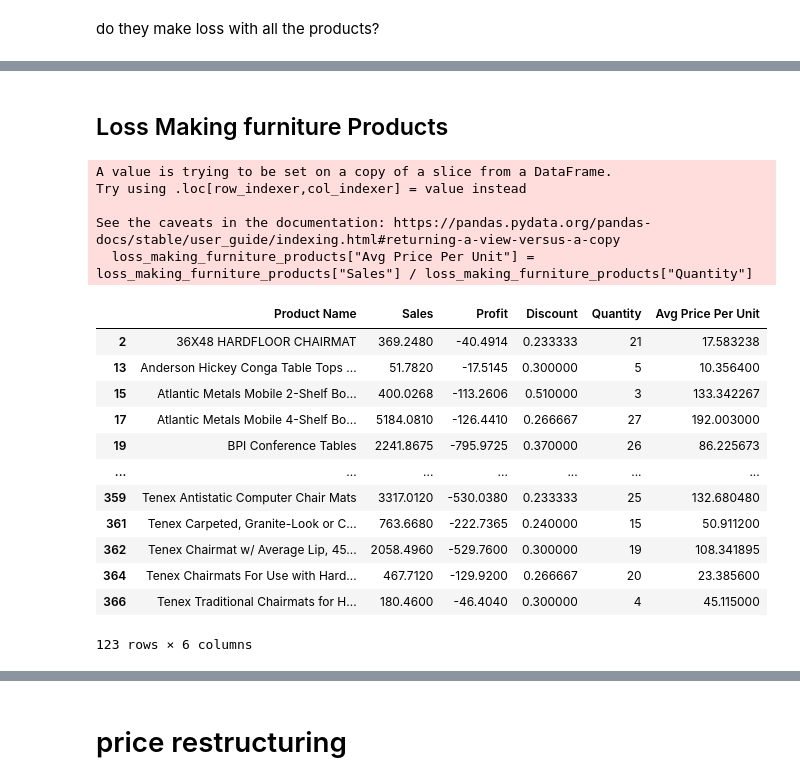
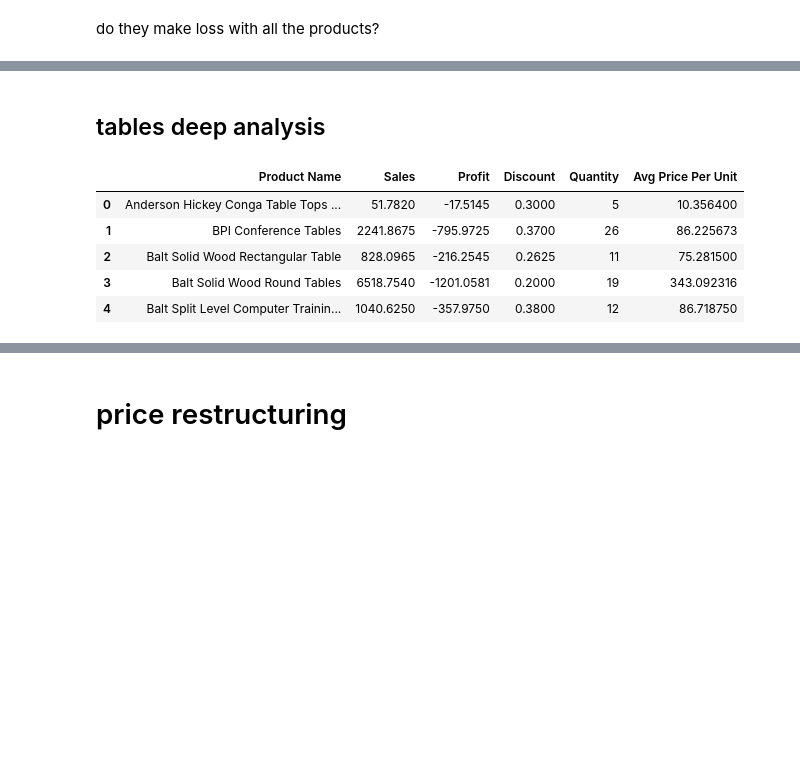
Before and after one commit to pabs-llama/projects, a Jupyter notebook: project_5_ecommerce/ecommerce.ipynb, the cells around one changed output, grey strips where cells are left out. Drawn from its saved outputs; the diff is of its cells as text; code cells hidden in the pictures; blank space fills up the shorter version.

```diff
--- a/project_5_ecommerce/ecommerce.ipynb
+++ b/project_5_ecommerce/ecommerce.ipynb
@@ -1515,36 +2391,23 @@ furniture_subcategory_profit
-# %% [markdown]
-## Loss Making furniture Products
+# %% [markdown]
+## tables deep analysis
 # %%
-# 1) Identifying Specific Loss-Making Furniture Products
+# 1) Identifying Specific Loss-Making table Products
 
-# Aggregate profitability data at the product level for Furniture
-furniture_product_loss = furniture_df.groupby("Product Name").agg(
+# Aggregate profitability data at the product level for tables subcat
+tables_product_aggregated = tables.groupby("Product Name").agg(
     {"Sales": "sum", "Profit": "sum", "Discount": "mean", "Quantity": "sum"}
 ).reset_index()
 
 # Filter out products that have negative total profit
-loss_making_furniture_products = furniture_product_loss[furniture_product_loss["Profit"] < 0]
+loss_making_table_products = tables_product_aggregated[tables_product_aggregated["Profit"] < 0].copy()
 
 # Calculating avg price per unit
-loss_making_furniture_products["Avg Price Per Unit"] = loss_making_furniture_products["Sales"] / loss_making_furniture_products["Quantity"]
-
-loss_making_furniture_products
+loss_making_table_products["Avg Price Per Unit"] = loss_making_table_products["Sales"] / loss_making_table_products["Quantity"]
+loss_making_table_products.head()
 # %% [output]
-A value is trying to be set on a copy of a slice from a DataFrame.
-Try using .loc[row_indexer,col_indexer] = value instead
-
-See the caveats in the documentation: https://pandas.pydata.org/pandas-docs/stable/user_guide/indexing.html#returning-a-view-versus-a-copy
-  loss_making_furniture_products["Avg Price Per Unit"] = loss_making_furniture_products["Sales"] / loss_making_furniture_products["Quantity"]
 |  | Product Name | Sales | Profit | Discount | Quantity | Avg Price Per Unit |
-| 2 | 36X48 HARDFLOOR CHAIRMAT | 369.2480 | -40.4914 | 0.233333 | 21 | 17.583238 |
-| 13 | Anderson Hickey Conga Table Tops ... | 51.7820 | -17.5145 | 0.300000 | 5 | 10.356400 |
-| 15 | Atlantic Metals Mobile 2-Shelf Bo... | 400.0268 | -113.2606 | 0.510000 | 3 | 133.342267 |
-| 17 | Atlantic Metals Mobile 4-Shelf Bo... | 5184.0810 | -126.4410 | 0.266667 | 27 | 192.003000 |
-| 19 | BPI Conference Tables | 2241.8675 | -795.9725 | 0.370000 | 26 | 86.225673 |
-| ... | ... | ... | ... | ... | ... | ... |
-| 359 | Tenex Antistatic Computer Chair Mats | 3317.0120 | -530.0380 | 0.233333 | 25 | 132.680480 |
-| 361 | Tenex Carpeted, Granite-Look or C... | 763.6680 | -222.7365 | 0.240000 | 15 | 50.911200 |
-| 362 | Tenex Chairmat w/ Average Lip, 45... | 2058.4960 | -529.7600 | 0.300000 | 19 | 108.341895 |
-| 364 | Tenex Chairmats For Use with Hard... | 467.7120 | -129.9200 | 0.266667 | 20 | 23.385600 |
-| 366 | Tenex Traditional Chairmats for H... | 180.4600 | -46.4040 | 0.300000 | 4 | 45.115000 |
+| 0 | Anderson Hickey Conga Table Tops ... | 51.7820 | -17.5145 | 0.3000 | 5 | 10.356400 |
+| 1 | BPI Conference Tables | 2241.8675 | -795.9725 | 0.3700 | 26 | 86.225673 |
+| 2 | Balt Solid Wood Rectangular Table | 828.0965 | -216.2545 | 0.2625 | 11 | 75.281500 |
+| 3 | Balt Solid Wood Round Tables | 6518.7540 | -1201.0581 | 0.2000 | 19 | 343.092316 |
+| 4 | Balt Split Level Computer Trainin... | 1040.6250 | -357.9750 | 0.3800 | 12 | 86.718750 |
-123 rows × 6 columns
```
Also changed, not shown: parts of 158 cells of this notebook.
